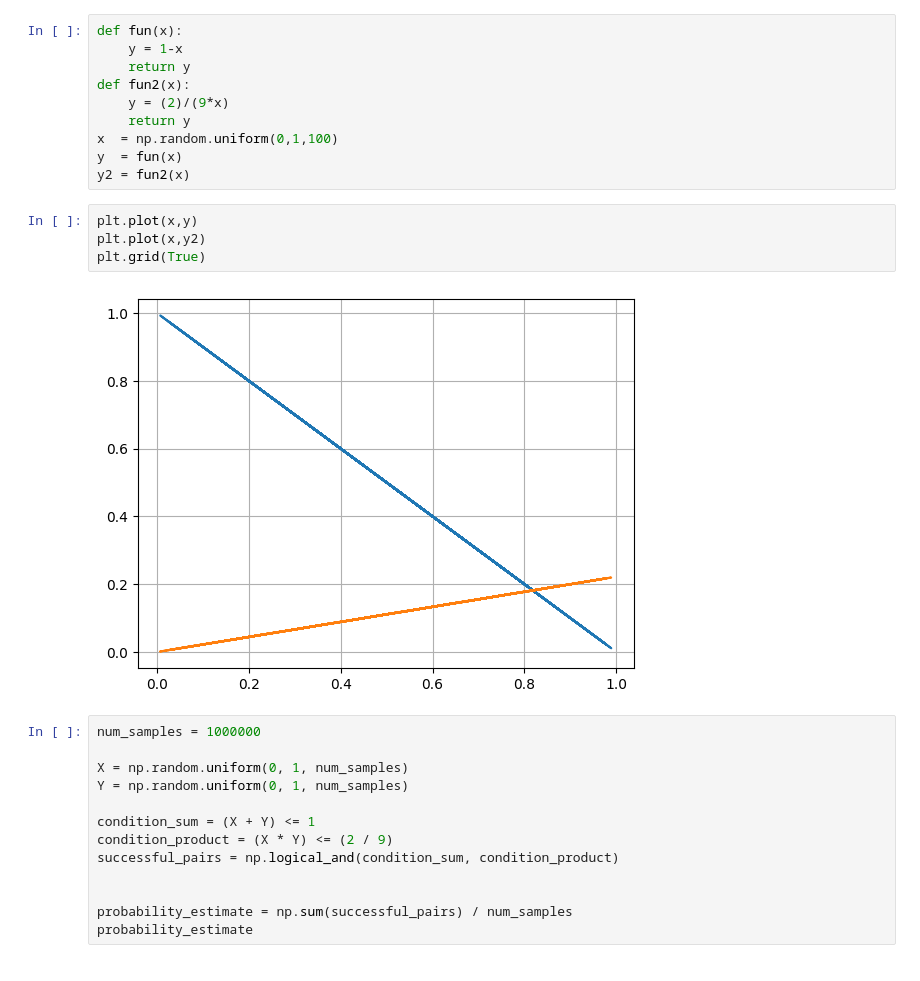
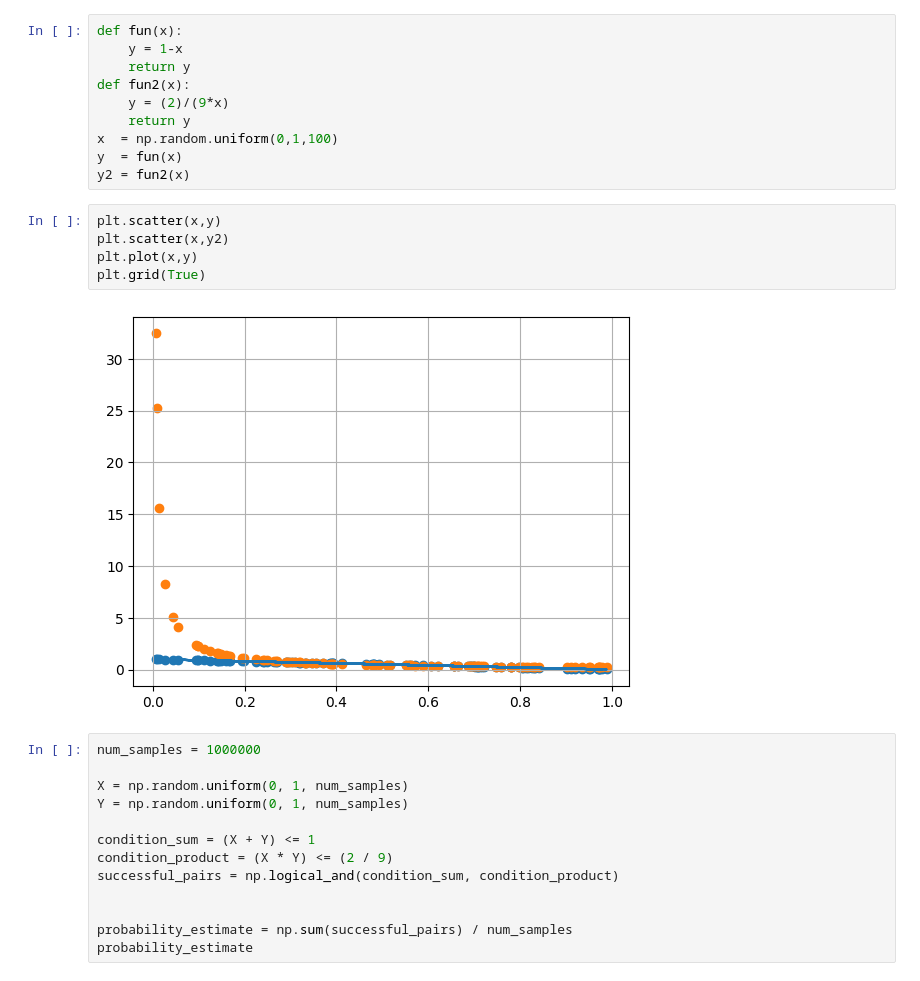
Before and after one commit to CharlyPierce/Simulacion2, a Jupyter notebook: ejercicio7/x+ymenor1.ipynb, the cells around one changed output. Saved outputs shown, nothing was run; the diff lists cells and outputs as text.

```diff
--- a/ejercicio7/x+ymenor1.ipynb
+++ b/ejercicio7/x+ymenor1.ipynb
@@ -23,11 +21,12 @@ x  = np.random.uniform(0,1,100)
 y  = fun(x)
 y2 = fun2(x)
 # %%
+plt.scatter(x,y)
+plt.scatter(x,y2)
 plt.plot(x,y)
-plt.plot(x,y2)
 plt.grid(True)
 # %% [output]
-[figure, old version]
+[figure, new version]
 # %%
 num_samples = 1000000
 
```
Also changed, not shown: parts of 2 cells of this notebook.
